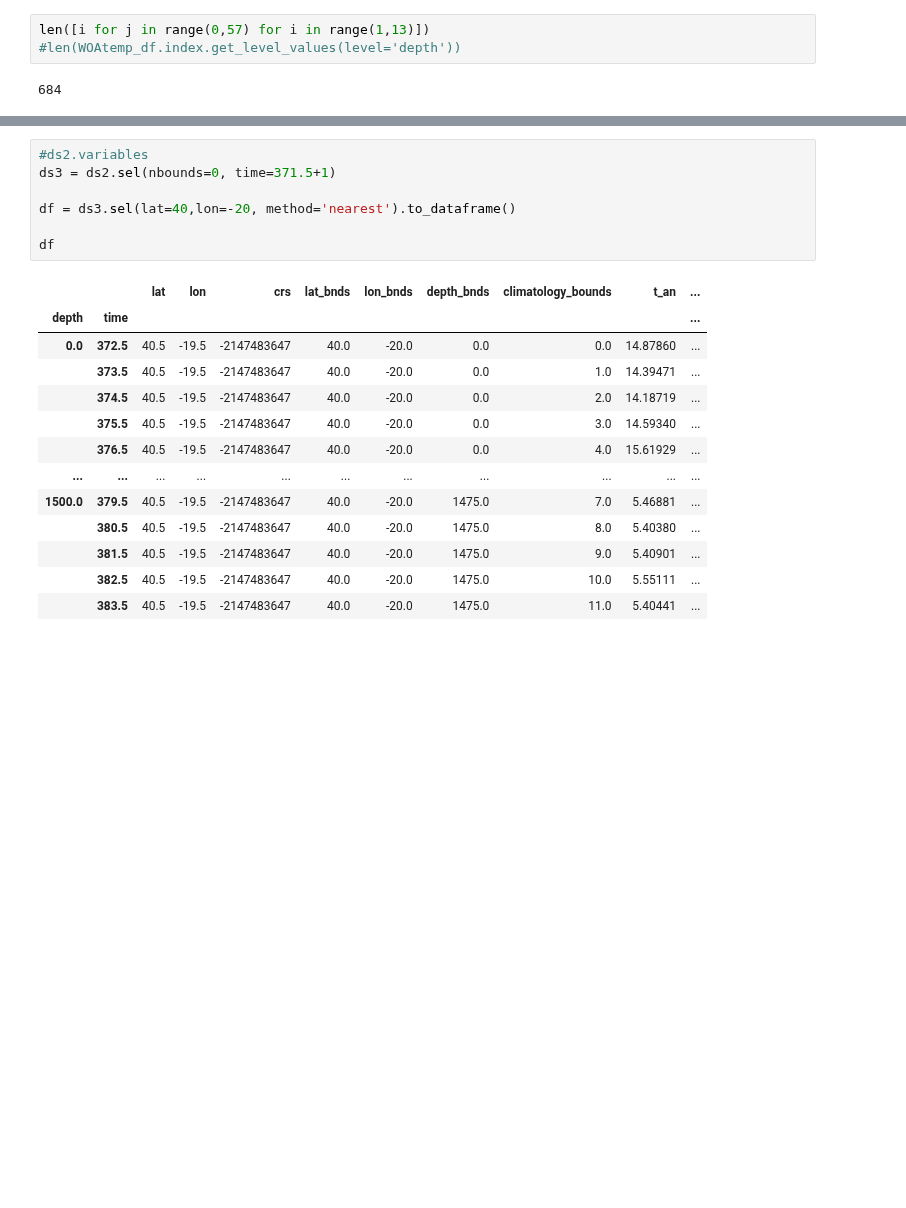
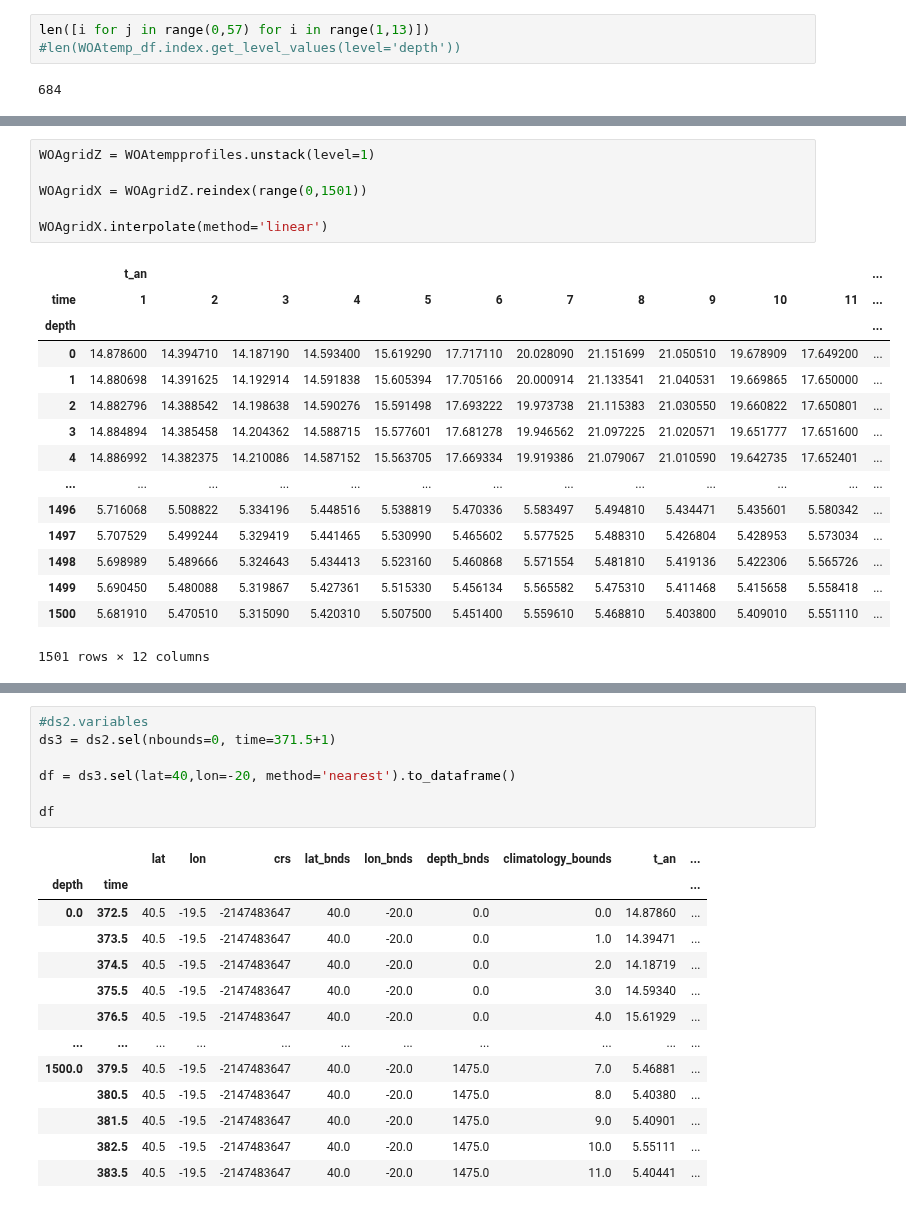
Before and after one commit to ben1post/BennyPhD, a Jupyter notebook: CaRiaco/SCRIPPS/MODEL_DATA/FIRSTworkingWOAvsMLDcode.ipynb, the cells around one changed output, grey strips where cells are left out. Drawn from its saved outputs; the diff is of its cells as text; blank space fills up the shorter version.

```diff
--- a/CaRiaco/SCRIPPS/MODEL_DATA/FIRSTworkingWOAvsMLDcode.ipynb
+++ b/CaRiaco/SCRIPPS/MODEL_DATA/FIRSTworkingWOAvsMLDcode.ipynb
@@ -125,0 +163,22 @@ Name: (1500.0, 11), dtype: float32
+# %%
+WOAgridZ = WOAtempprofiles.unstack(level=1)
+
+WOAgridX = WOAgridZ.reindex(range(0,1501))
+
+WOAgridX.interpolate(method='linear')
+# %% [output]
+|  | t_an |  |  |  |  |  |  |  |  |  |  | ... |
+| time | 1 | 2 | 3 | 4 | 5 | 6 | 7 | 8 | 9 | 10 | 11 | ... |
+| depth |  |  |  |  |  |  |  |  |  |  |  | ... |
+| 0 | 14.878600 | 14.394710 | 14.187190 | 14.593400 | 15.619290 | 17.717110 | 20.028090 | 21.151699 | 21.050510 | 19.678909 | 17.649200 | ... |
+| 1 | 14.880698 | 14.391625 | 14.192914 | 14.591838 | 15.605394 | 17.705166 | 20.000914 | 21.133541 | 21.040531 | 19.669865 | 17.650000 | ... |
+| 2 | 14.882796 | 14.388542 | 14.198638 | 14.590276 | 15.591498 | 17.693222 | 19.973738 | 21.115383 | 21.030550 | 19.660822 | 17.650801 | ... |
+| 3 | 14.884894 | 14.385458 | 14.204362 | 14.588715 | 15.577601 | 17.681278 | 19.946562 | 21.097225 | 21.020571 | 19.651777 | 17.651600 | ... |
+| 4 | 14.886992 | 14.382375 | 14.210086 | 14.587152 | 15.563705 | 17.669334 | 19.919386 | 21.079067 | 21.010590 | 19.642735 | 17.652401 | ... |
+| ... | ... | ... | ... | ... | ... | ... | ... | ... | ... | ... | ... | ... |
+| 1496 | 5.716068 | 5.508822 | 5.334196 | 5.448516 | 5.538819 | 5.470336 | 5.583497 | 5.494810 | 5.434471 | 5.435601 | 5.580342 | ... |
+| 1497 | 5.707529 | 5.499244 | 5.329419 | 5.441465 | 5.530990 | 5.465602 | 5.577525 | 5.488310 | 5.426804 | 5.428953 | 5.573034 | ... |
+| 1498 | 5.698989 | 5.489666 | 5.324643 | 5.434413 | 5.523160 | 5.460868 | 5.571554 | 5.481810 | 5.419136 | 5.422306 | 5.565726 | ... |
+| 1499 | 5.690450 | 5.480088 | 5.319867 | 5.427361 | 5.515330 | 5.456134 | 5.565582 | 5.475310 | 5.411468 | 5.415658 | 5.558418 | ... |
+| 1500 | 5.681910 | 5.470510 | 5.315090 | 5.420310 | 5.507500 | 5.451400 | 5.559610 | 5.468810 | 5.403800 | 5.409010 | 5.551110 | ... |
+1501 rows × 12 columns
```
Also changed, not shown: parts of 14 cells of this notebook, 21 other files.
